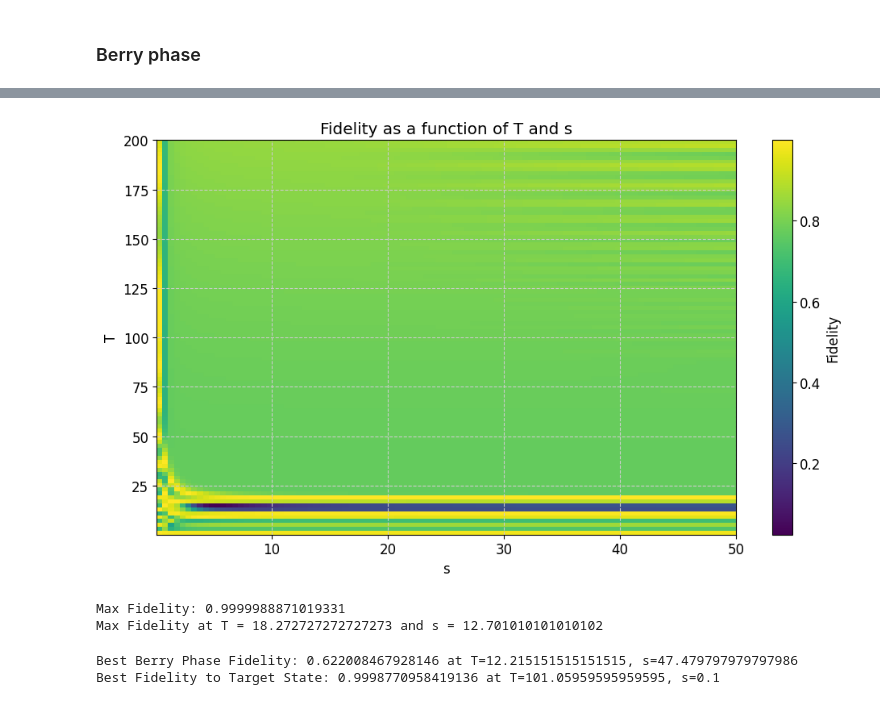
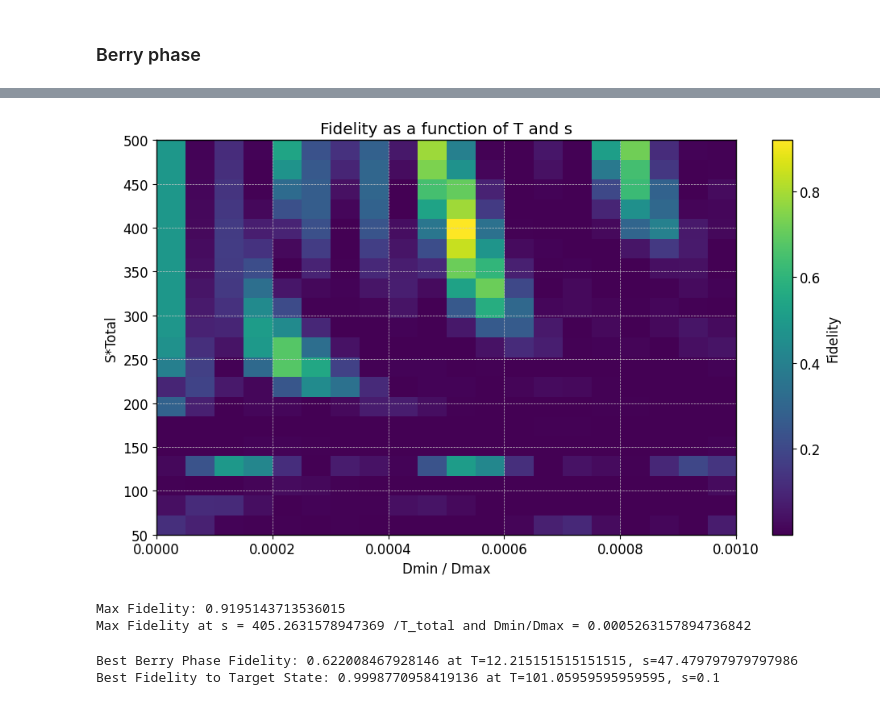
Before and after one commit to hishemok/FYS5419, a Jupyter notebook: Project_2/Braiding_project.ipynb, the cells around one changed output, grey strips where cells are left out. Cells and saved outputs as stored; diff of their text form; code cells hidden in the pictures.

```diff
--- a/Project_2/Braiding_project.ipynb
+++ b/Project_2/Braiding_project.ipynb
@@ -153,8 +153,11 @@ $$
 # %%
 import numpy as np
 import matplotlib.pyplot as plt
-from numba import njit
+from numba import njit,objmode
 from scipy.linalg import expm
+from tqdm import tqdm
+
+
 
 
 np.set_printoptions(precision=3, suppress=True)
@@ -165,6 +168,9 @@ plt.rcParams.update({
     "axes.grid": True,
     "grid.color": "#cccccc",
     "grid.linestyle": "--",
+    "grid.linewidth": .5,
+    "lines.linewidth": 2.5,
+    "axes.linewidth": 1,
     "axes.prop_cycle": plt.cycler(color=['#0f7e92', '#b90636', '#11793e', '#9467bd', '#8c564b', '#e377c2', '#7f7f7f', '#bcbd22', '#17becf'])
 })
 # %% [markdown]
@@ -677,9 +885,9 @@ op2 = 1j * g0 @ g2
 op3 = 1j * g0 @ g3
 
 for i in range(psi.shape[0]):
-    Parities[i, 0] = np.abs(np.vdot(psi[i], op1@psi[i]))**2
-    Parities[i, 1] = np.abs(np.vdot(psi[i], op2@psi[i]))**2
-    Parities[i, 2] = np.abs(np.vdot(psi[i], op3@psi[i]))**2
+    Parities[i, 0] = (np.vdot(psi[i], op1@psi[i]))
+    Parities[i, 1] = (np.vdot(psi[i], op2@psi[i]))
+    Parities[i, 2] = (np.vdot(psi[i], op3@psi[i]))
     probs = np.abs(psi[i])**2  # shape (4,)
     Parities[i, 3] = np.dot(probs, basis_parities)
 
@@ -689,19 +897,19 @@ plt.subplot(4,1,1)
 plt.ylabel('Parity')
 plt.title('Parity Evolution')
 plt.plot(times, Parities[:, 0], label=r'$⟨ P_{01} ⟩ $')
-plt.ylim(-0.1, 1.1)
+plt.ylim(-1.1, 1.1)
 plt.legend()
 
 plt.subplot(4,1,2)
 plt.ylabel('Parity')
 plt.plot(times, Parities[:, 1], label=r'$⟨ P_{02} ⟩ $')
-plt.ylim(-0.1, 1.1)
+plt.ylim(-1.1, 1.1)
 plt.legend()
 
 plt.subplot(4,1,3)
 plt.plot(times, Parities[:, 2], label=r'$⟨ P_{03} ⟩ $')
 plt.ylabel('Parity')
-plt.ylim(-0.1, 1.1)
+plt.ylim(-1.1, 1.1)
 plt.legend()
 
 plt.subplot(4,1,4)
@@ -817,0 +1014,16 @@ U@Psi0:  [ 0.68 +0.j -0.195-0.j -0.383-0.j -0.594-0.j]
+# %%
+B_phase_error = np.array(B_phase_error).reshape(len(S_T_Total), len(DminDMax))
+plt.figure(figsize=(10, 6))
+plt.imshow(B_phase_error, extent=(DminDMax[0], DminDMax[-1], S_T_Total[0], S_T_Total[-1]), aspect='auto', origin='lower', cmap='viridis')
+plt.colorbar(label='Berry Phase Error')
+plt.xlabel(r'$Δ_{\text{min}}$')
+plt.ylabel(r'$Δ_{\text{max}}$')
+plt.title(r'Berry Phase Error vs $Δ_{\text{min}}$ and $Δ_{\text{max}}$')
+plt.tight_layout()
+plt.show()
+# Find the minimum error
+min_error_idx = np.unravel_index(np.argmin(B_phase_error), B_phase_error.shape)
+optimal_ST = S_T_Total[min_error_idx[0]]
+optimal_Dmin = DminDMax[min_error_idx[1]]
+print(f"Optimal s_factor: {optimal_ST}, Optimal Dmin: {optimal_Dmin}")
+print(f"Minimum Berry Phase Error: {B_phase_error[min_error_idx]}")
@@ -877,19 +1092,20 @@ for T in tqdm(T_vals, desc="Computing fidelities for T values"):
 # %%
 plt.figure(figsize=(10, 6))
-plt.imshow(np.array(Fidelity_targets).reshape(len(T_vals), len(S_vals)), aspect='auto', extent=[S_vals[0], S_vals[-1], T_vals[0], T_vals[-1]], origin='lower')
+plt.imshow(np.array(Fidelity_targets).reshape(len(S_T_Total), len(DminDMax)), aspect='auto', extent=[DminDMax[0], DminDMax[-1], S_T_Total[0], S_T_Total[-1]], origin='lower')
 plt.colorbar(label='Fidelity')
-plt.xlabel('s')
-plt.ylabel('T')
+plt.xlabel('Dmin / Dmax')
+# plt.yscale('log')
+plt.ylabel('S*Total')
 plt.title('Fidelity as a function of T and s')
 plt.tight_layout()
 plt.show()
 
 print("Max Fidelity:", np.max(Fidelity_targets))
-print("Max Fidelity at T =", T_vals[np.argmax(Fidelity_targets) // len(S_vals)], "and s =", S_vals[np.argmax(Fidelity_targets) % len(S_vals)])
+print("Max Fidelity at s =", S_T_Total[np.argmax(Fidelity_targets) // len(DminDMax)], "/T_total and Dmin/Dmax =", DminDMax[np.argmax(Fidelity_targets) % len(DminDMax)])
 # %% [output]
-[figure, old version]
+[figure, new version]
-Max Fidelity: 0.9999988871019331
-Max Fidelity at T = 18.272727272727273 and s = 12.701010101010102
+Max Fidelity: 0.9195143713536015
+Max Fidelity at s = 405.2631578947369 /T_total and Dmin/Dmax = 0.0005263157894736842
 # %%
 #Print the best fidelity for each with corresponding parameters
 # print()
```
Also changed, not shown: parts of 16 cells of this notebook.
